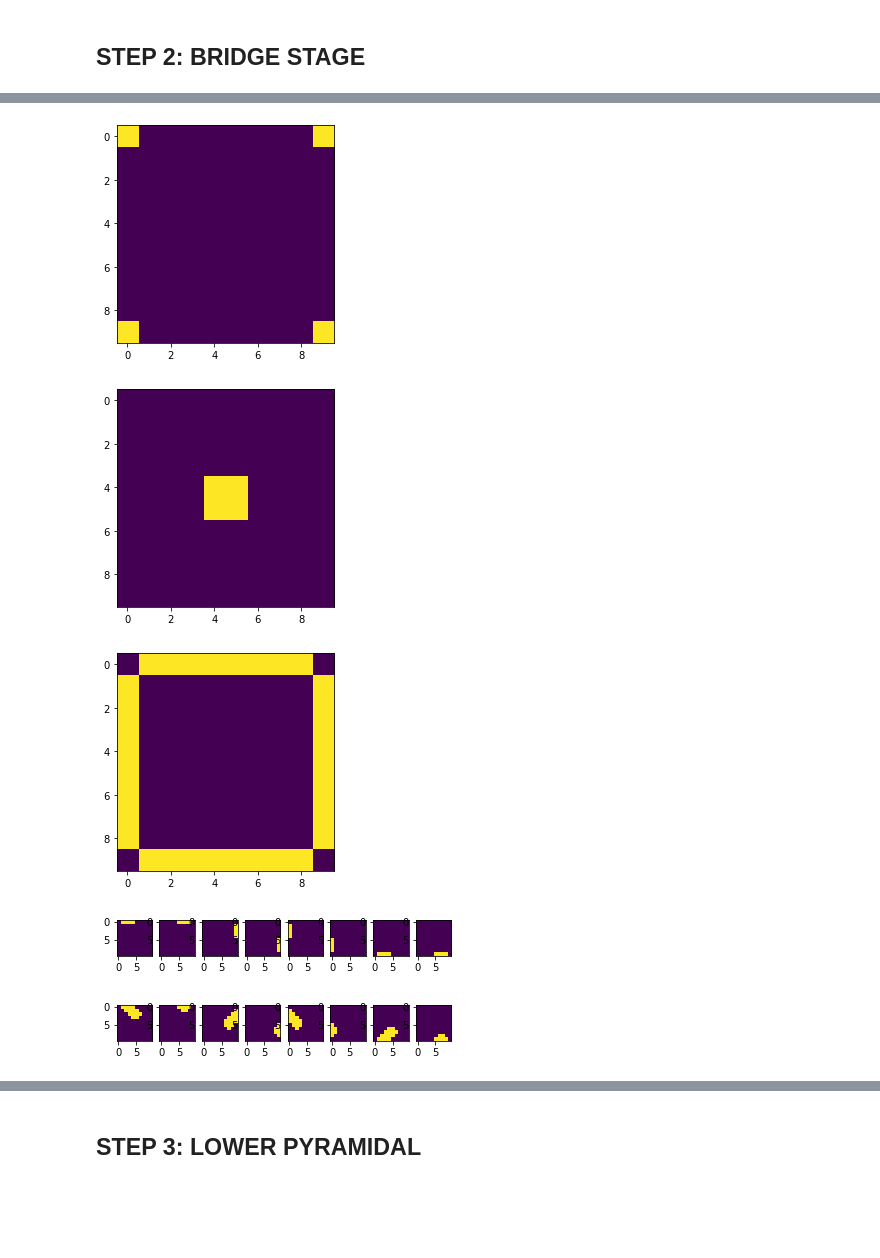
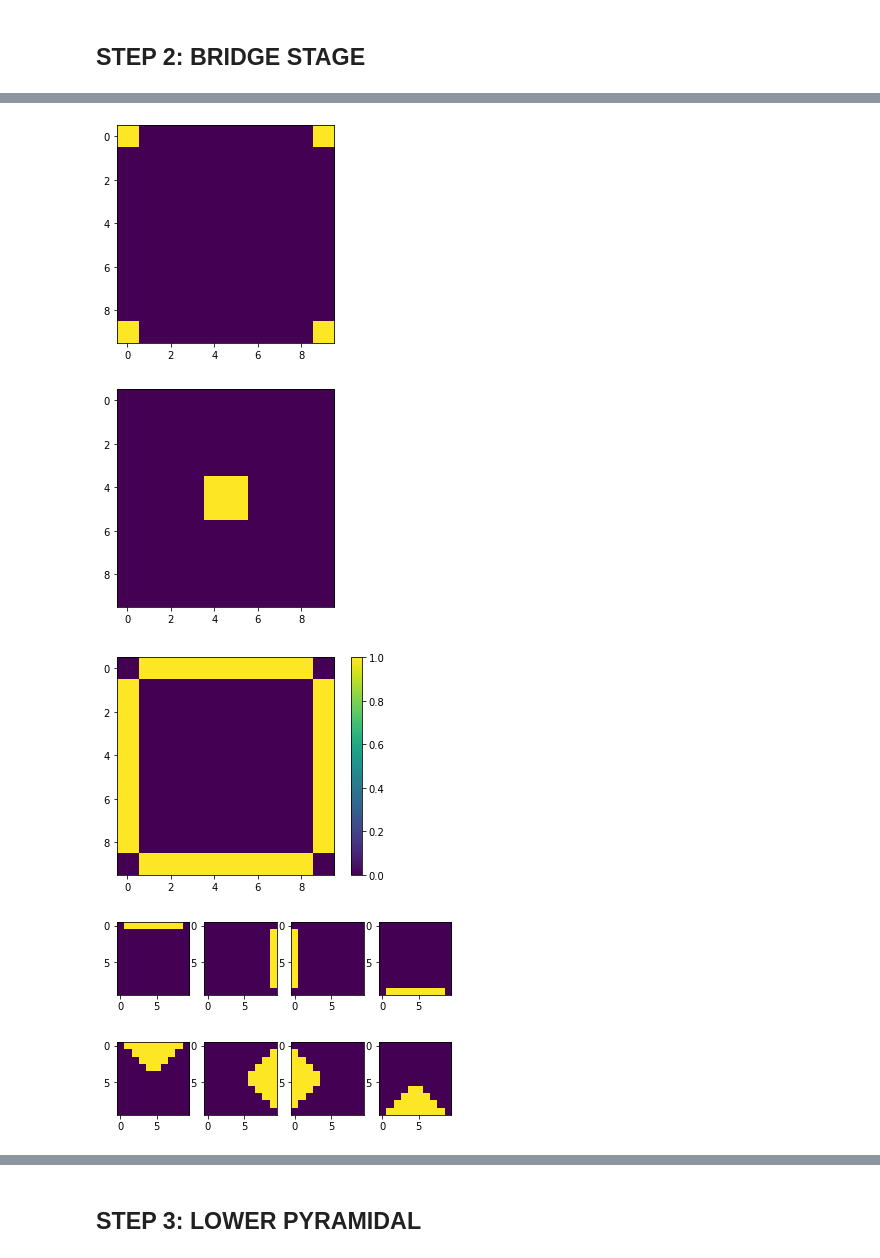
Before and after one commit to moislam1221/parallel-stencil-unstructured, a Jupyter notebook: Swept with advance clean.ipynb, the cells around one changed output, grey strips where cells are left out. Saved outputs shown, nothing was run; the diff lists cells and outputs as text; code cells hidden in the pictures; blank space fills up the shorter version.

```diff
--- a/Swept with advance clean.ipynb
+++ b/Swept with advance clean.ipynb
@@ -990,3 +1051,13 @@ PARALLEL_FLAG = True
+# %%
+# Create the neighbors structure based on inputs
+if airfoilMeshFlag == True:
+    # Load mat file
+    mat = scipy.io.loadmat('mesh_airfoil_coarse.mat')
+    xy = mat['p']
+    edges = tri2edg(mat['t']) - 1
+    neighbors = createAirfoilNeighbors()
+else:
+    neighbors = create2Dneighbors(N, periodic=periodicFlag, diagonalLinks=diagonalLinksFlag)
 # %% [markdown]
 ## STEP 1: UPPER PYRAMIDAL
 # %%
@@ -1073,30 +1131,33 @@ dualSeeds = findDualSeeds(groundLevel, territorySetUpperPyramidal, neighbors)
 dualSeeds = removeCloseSeeds(dualSeeds, iIter+1, groundLevel, neighbors)
 
 # Plot the seeds
-plotSeeds(seeds, N)
-plotSeeds(dualSeeds, N)
+if airfoilMeshFlag == True:
+    plotSeedsAirfoil(seeds)
+    plotSeedsAirfoil(dualSeeds)
+else:
+    plotSeeds(seeds, N)
+    plotSeeds(dualSeeds, N)
 
 # Obtain the filament regions
 filament = obtainFilamentBridgeRegion(dualSeeds, groundLevel)
 filament = filamentRemoveSeeds(filament, seeds)
-plotTerritoriesSet([filament], N)
+if airfoilMeshFlag == True:
+    plotTerritoriesAirfoil([filament])
+else:
+    plotTerritories([filament], N)
 
 # Use METIS to cut the filament region into different pieces
-nparts = 8
+nparts = 4
 filamentConnectivity = filamentConnectivityConstructor(filament, neighbors, groundLevel)
 map, reverseMap = filamentMappingforMETIS(filament)
 filamentMapped, filamentConnectivityMapped = constructMappedFilamentAndConnectivity(filament, filamentConnectivity, map)
 xadj1, adjncy1, eweights1 = constructMETISDataStructures(filamentMapped, filamentConnectivityMapped)
-print(xadj1)
-print(len(xadj1))
-print(adjncy1)
-print(len(adjncy1))
-print(eweights1)
-print(len(eweights1))
-# createMETISGraphFile(xadj1, adjncy1, eweights1)
 n_cuts, membership = pymetis.part_graph(nparts, xadj=xadj1, adjncy=adjncy1, eweights=eweights1)
 bridges = membershipToBridges(nparts, membership, reverseMap)
-plotBridges(bridges, N)
+if airfoilMeshFlag == True:
+    plotTerritoriesAirfoilSubdomains(bridges)
+else:
+    plotTerritoriesInSubdomains(bridges, N)
 
 # Preprocessing
 bridgeSeeds = bridges
@@ -1104,21 +1165,27 @@ iIter = int(max(groundLevel)) - int(min(groundLevel))
 _, territories, _ = advanceKeepGoing(bridgeSeeds, iIter, groundLevel)
 territorySetBridge = territorySetCreator(territories)
 territorySetBridgeExpanded = expandTerritorySet(territorySetBridge, neighbors)
-plotTerritoriesSet(territorySetBridge, N)
+if airfoilMeshFlag == True:
+    plotTerritoriesAirfoilSubdomains(territorySetBridge)
+else:
+    plotTerritoriesInSubdomains(territorySetBridge, N)
 
 # Advance
 if PARALLEL_FLAG == True:
     # Parallel Advance (simulate being on the GPU and partitioning data between shared memory)
     groundLevelAllSubdomains = groundLevelPartition(groundLevel, territorySetBridgeExpanded, bridgeSeeds, neighbors)
     groundLevelAllSubdomains = parallelAdvance(groundLevelAllSubdomains, groundLevel, territorySetBridgeExpanded, bridgeSeeds, iIter, neighbors)
-    groundLevelB = groundLevelCombine(groundLevel, groundLevelAllSubdomains, territorySetBridge)
+    groundLevel = groundLevelCombine(groundLevel, groundLevelAllSubdomains, territorySetBridge)
 else:
     # Advance using the bridge
     iIter, territories, stopper, fronts = advance(bridgeSeeds, 0, groundLevel)
-    groundLevelB = frontsToGroundLevel(fronts)
+    groundLevel = frontsToGroundLevel(fronts)
 
 # Plot Ground Level
-plotGroundLevel(groundLevelB, N)
+if airfoilMeshFlag == True:
+    plotGroundLevelAirfoil(groundLevel)
+else:
+    plotGroundLevel(groundLevel, N)
 
 # Print out information pertaining to the bridge step
 numSubdomainsBridge = len(territorySetBridge)
@@ -1147,8 +1207,8 @@ Subdomain 7- DOFs are: {96, 97, 98, 99, 75, 76, 77, 78, 84, 85, 86, 87, 88, 89,
 [figure]
 [figure]
-[figure, old version]
+[figure, new version]
-[figure, old version]
+[figure, new version]
-[figure, old version]
+[figure, new version]
 [figure]
 # %% [markdown]
 ## STEP 3: LOWER PYRAMIDAL
```
Also changed, not shown: parts of 26 cells of this notebook, 1 other file.
